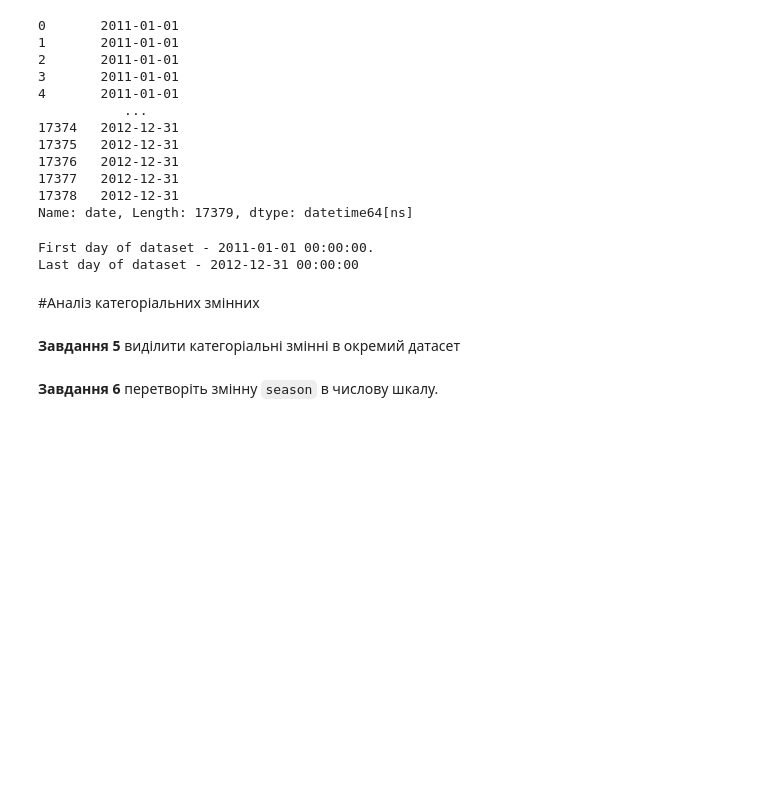
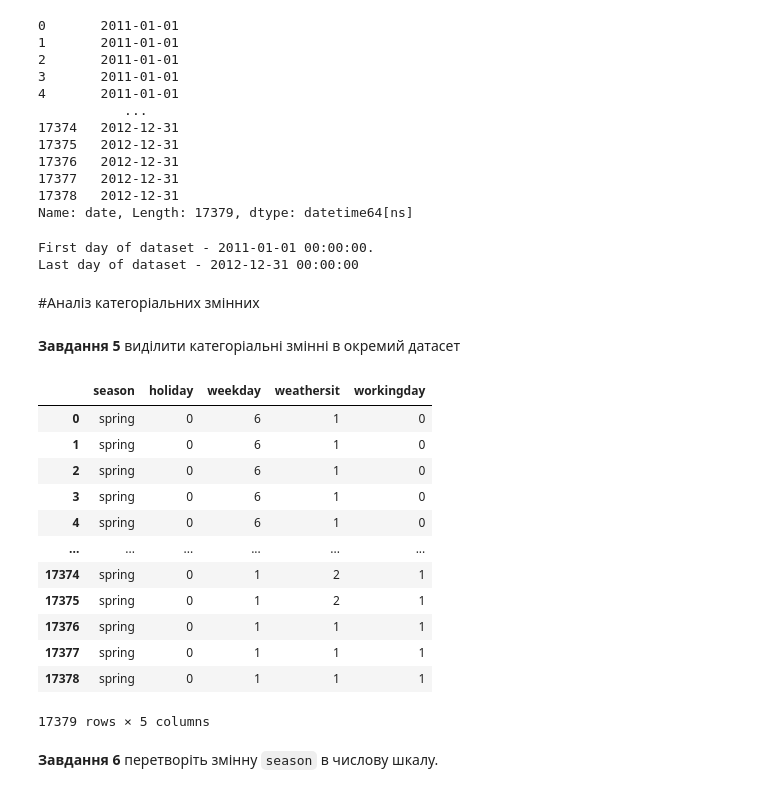
Before and after one commit to newiide/AI_LABS, a Jupyter notebook: Task4_Regression_basicAI.ipynb, the cells around one changed output. Saved outputs shown, nothing was run; the diff lists cells and outputs as text; code cells hidden in the pictures; blank space fills up the shorter version.

```diff
--- a/Task4_Regression_basicAI.ipynb
+++ b/Task4_Regression_basicAI.ipynb
@@ -183,2 +181,19 @@ data_categorical = #your code
+# %%
+data_categorical = data[["season", "holiday", "weekday", "weathersit", "workingday"]].copy()
+data_categorical
+# %% [output]
+|  | season | holiday | weekday | weathersit | workingday |
+| 0 | spring | 0 | 6 | 1 | 0 |
+| 1 | spring | 0 | 6 | 1 | 0 |
+| 2 | spring | 0 | 6 | 1 | 0 |
+| 3 | spring | 0 | 6 | 1 | 0 |
+| 4 | spring | 0 | 6 | 1 | 0 |
+| ... | ... | ... | ... | ... | ... |
+| 17374 | spring | 0 | 1 | 2 | 1 |
+| 17375 | spring | 0 | 1 | 2 | 1 |
+| 17376 | spring | 0 | 1 | 1 | 1 |
+| 17377 | spring | 0 | 1 | 1 | 1 |
+| 17378 | spring | 0 | 1 | 1 | 1 |
+17379 rows × 5 columns
 # %% [markdown]
 **Завдання 6** перетворіть змінну `season` в числову шкалу.
```
Also changed, not shown: parts of 11 cells of this notebook.
